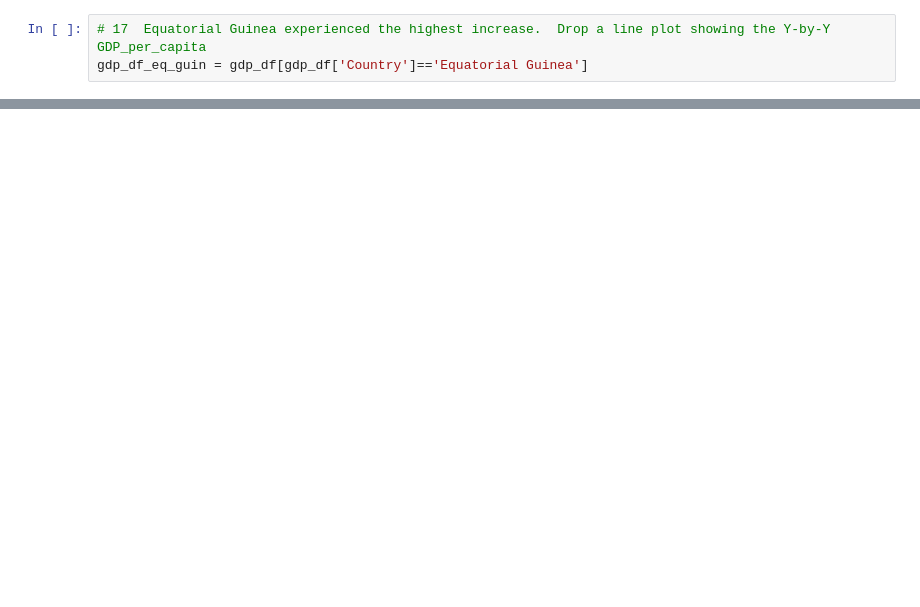
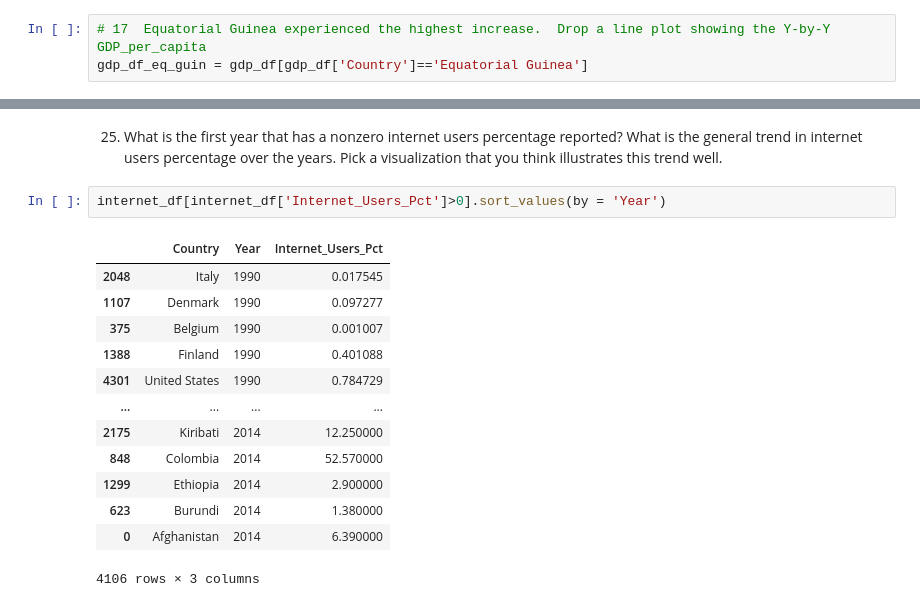
Before and after one commit to nss-data-science-cohort-4/dq1-undata-dailyp, a Jupyter notebook: notebooks/UN_data_exploration.ipynb, the cells around one changed output, grey strips where cells are left out. Saved outputs shown, nothing was run; the diff lists cells and outputs as text; blank space fills up the shorter version.

```diff
--- a/notebooks/UN_data_exploration.ipynb
+++ b/notebooks/UN_data_exploration.ipynb
@@ -396,0 +337,18 @@ TypeError: unhashable type: 'numpy.ndarray'
+# %% [markdown]
+25. What is the first year that has a nonzero internet users percentage reported? What is the general trend in internet users percentage over the years. Pick a visualization that you think illustrates this trend well.
+# %%
+internet_df[internet_df['Internet_Users_Pct']>0].sort_values(by = 'Year')
+# %% [output]
+|  | Country | Year | Internet_Users_Pct |
+| 2048 | Italy | 1990 | 0.017545 |
+| 1107 | Denmark | 1990 | 0.097277 |
+| 375 | Belgium | 1990 | 0.001007 |
+| 1388 | Finland | 1990 | 0.401088 |
+| 4301 | United States | 1990 | 0.784729 |
+| ... | ... | ... | ... |
+| 2175 | Kiribati | 2014 | 12.250000 |
+| 848 | Colombia | 2014 | 52.570000 |
+| 1299 | Ethiopia | 2014 | 2.900000 |
+| 623 | Burundi | 2014 | 1.380000 |
+| 0 | Afghanistan | 2014 | 6.390000 |
+4106 rows × 3 columns
```
Also changed, not shown: parts of 34 cells of this notebook.
